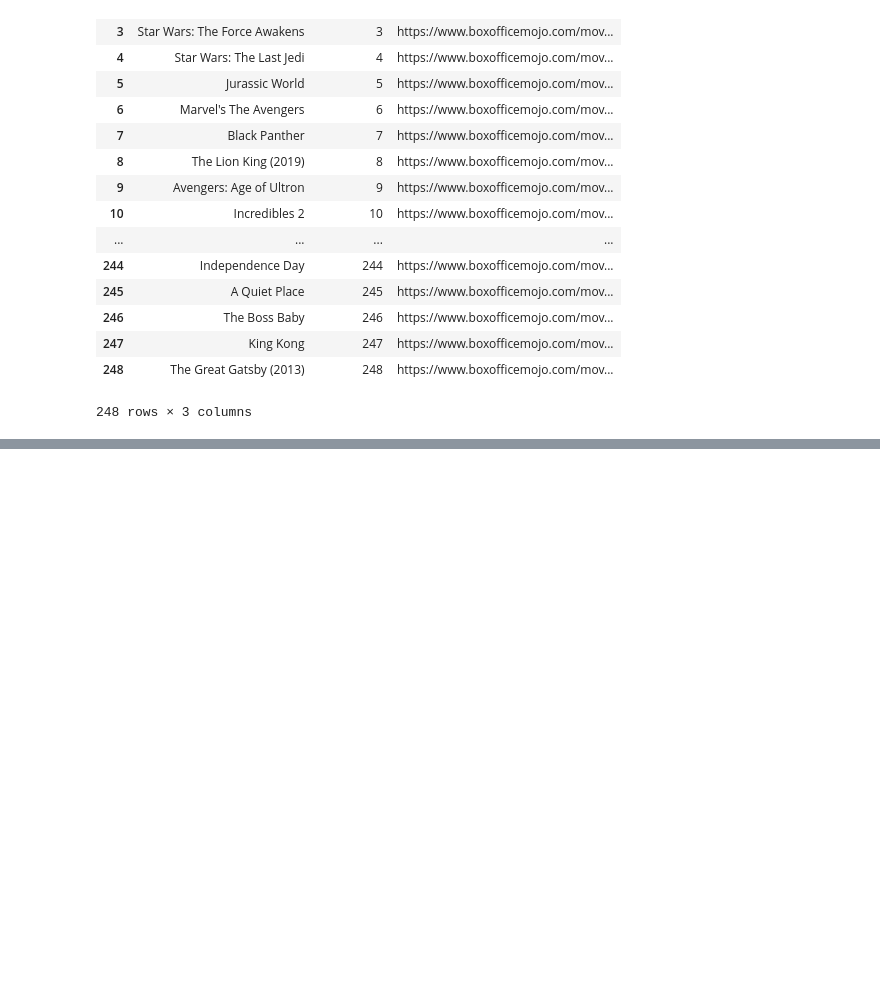
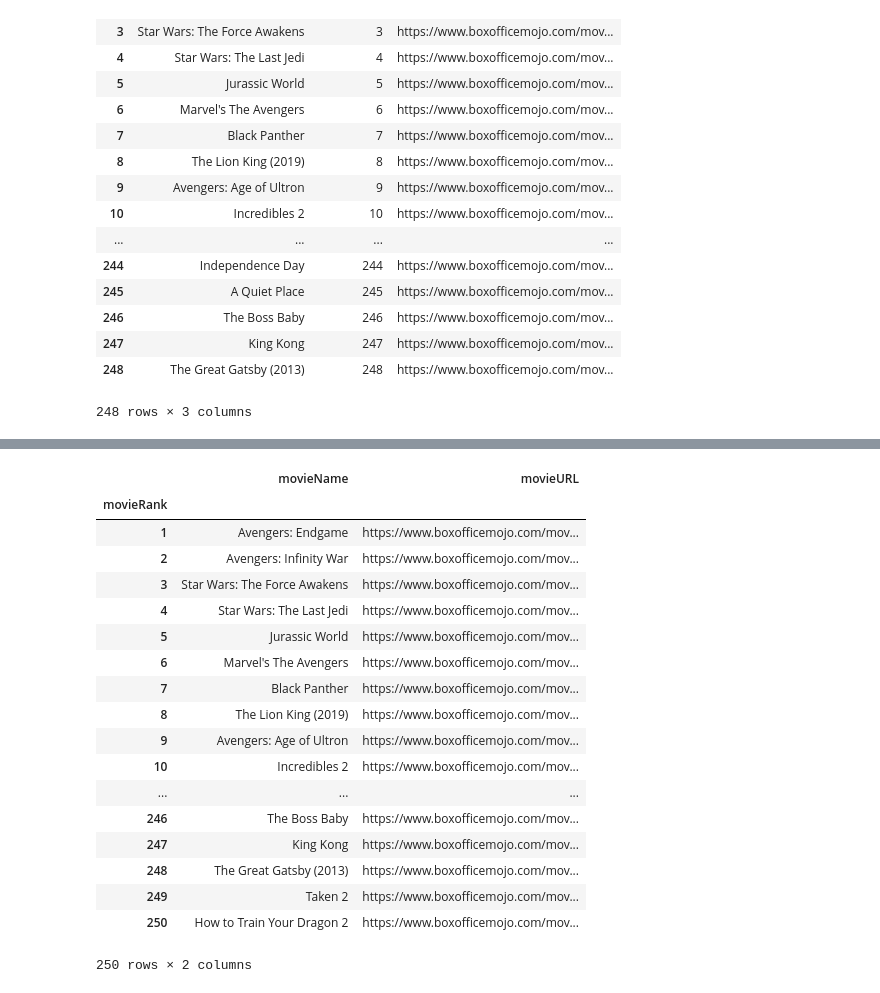
Before and after one commit to hpolowczyk/light_camera_data, a Jupyter notebook: BoxOfficeMojo_Scrape.ipynb, the cells around one changed output, grey strips where cells are left out. Saved outputs shown, nothing was run; the diff lists cells and outputs as text; code cells hidden in the pictures; blank space fills up the shorter version.

```diff
--- a/BoxOfficeMojo_Scrape.ipynb
+++ b/BoxOfficeMojo_Scrape.ipynb
@@ -147,0 +154,27 @@ movieList_df#.head(15)
+# %%
+# Create BeautifulSoup object
+soup = bs(browser.html,'html.parser')
+
+#Retrieve the required table
+movieTable2 = soup.find_all("table")[4]
+# %%
+
+eachMovie2 = movieTable2.find_all("tr")
+
+movieList2 = []
+
+for one in range(len(eachMovie2)):
+    movieURL = eachMovie2[one].find_all("td")[1].find("a")["href"]
+    movieName = eachMovie2[one].find_all("td")[1].text
+    movieRank = eachMovie2[one].find_all("td")[0].text
+
+    movieList2.append({"movieURL" : "https://www.boxofficemojo.com" + movieURL, "movieName" : movieName, "movieRank": movieRank})
+
+    #print(f"movieURL: {movieLink}, movieName: {movieName}, movieRank: {movieRank}")
+
+movieList_df2 = pd.DataFrame( movieList2)
+
+movieList_df2 = movieList_df2.iloc[1:3]
+
+
+movieList_df2.head()
@@ -147,0 +185,5 @@ movieList_df#.head(15)
+# %%
+#Concatenate the 2 dataframes
+movieList_df = pd.concat([movieList_df,movieList_df2])
+
+movieList_df.head()
@@ -147,0 +197,25 @@ movieList_df#.head(15)
+# %%
+
+movieList_df.set_index('movieRank', inplace=True)
+
+movieList_df
+# %% [output]
+|  | movieName | movieURL |
+| movieRank |  |  |
+| 1 | Avengers: Endgame | https://www.boxofficemojo.com/mov... |
+| 2 | Avengers: Infinity War | https://www.boxofficemojo.com/mov... |
+| 3 | Star Wars: The Force Awakens | https://www.boxofficemojo.com/mov... |
+| 4 | Star Wars: The Last Jedi | https://www.boxofficemojo.com/mov... |
+| 5 | Jurassic World | https://www.boxofficemojo.com/mov... |
+| 6 | Marvel's The Avengers | https://www.boxofficemojo.com/mov... |
+| 7 | Black Panther | https://www.boxofficemojo.com/mov... |
+| 8 | The Lion King (2019) | https://www.boxofficemojo.com/mov... |
+| 9 | Avengers: Age of Ultron | https://www.boxofficemojo.com/mov... |
+| 10 | Incredibles 2 | https://www.boxofficemojo.com/mov... |
+| ... | ... | ... |
+| 246 | The Boss Baby | https://www.boxofficemojo.com/mov... |
+| 247 | King Kong | https://www.boxofficemojo.com/mov... |
+| 248 | The Great Gatsby (2013) | https://www.boxofficemojo.com/mov... |
+| 249 | Taken 2 | https://www.boxofficemojo.com/mov... |
+| 250 | How to Train Your Dragon 2 | https://www.boxofficemojo.com/mov... |
+250 rows × 2 columns
```
Also changed, not shown: parts of 9 cells of this notebook, 1 other file.
